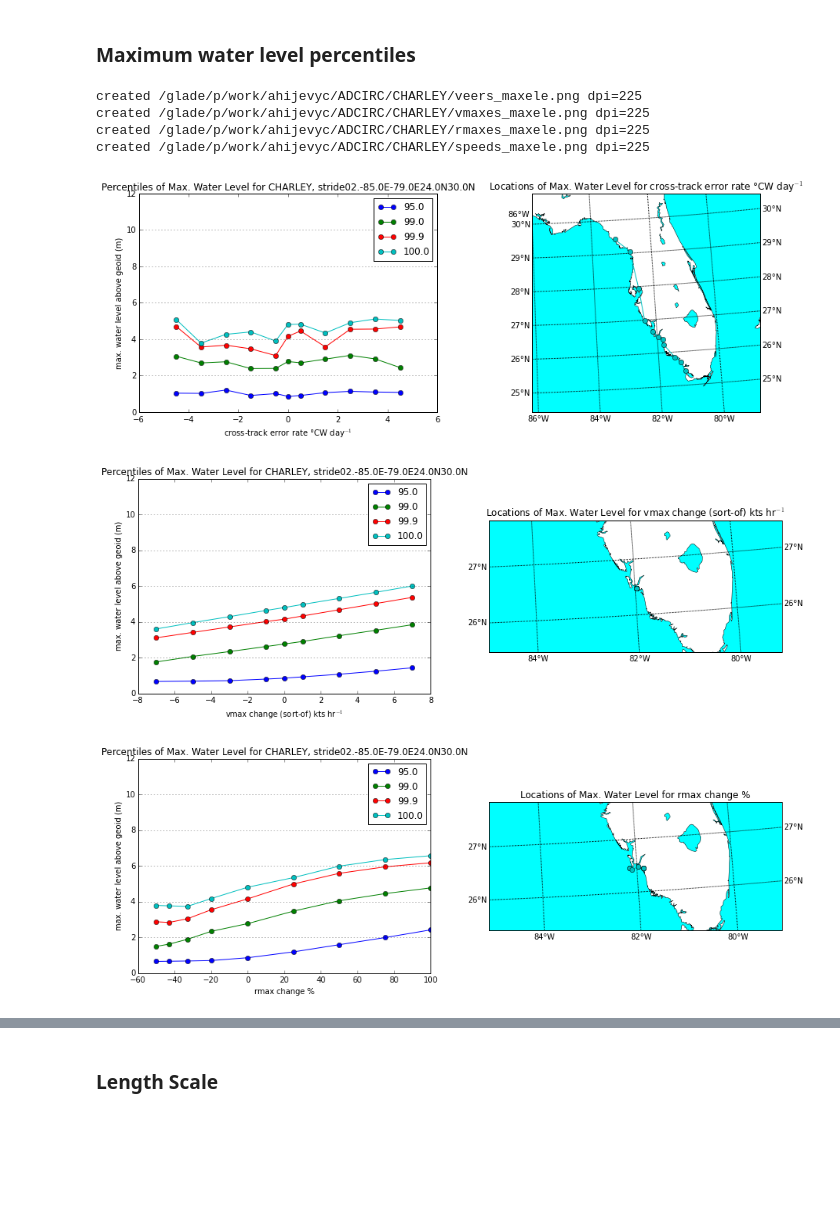
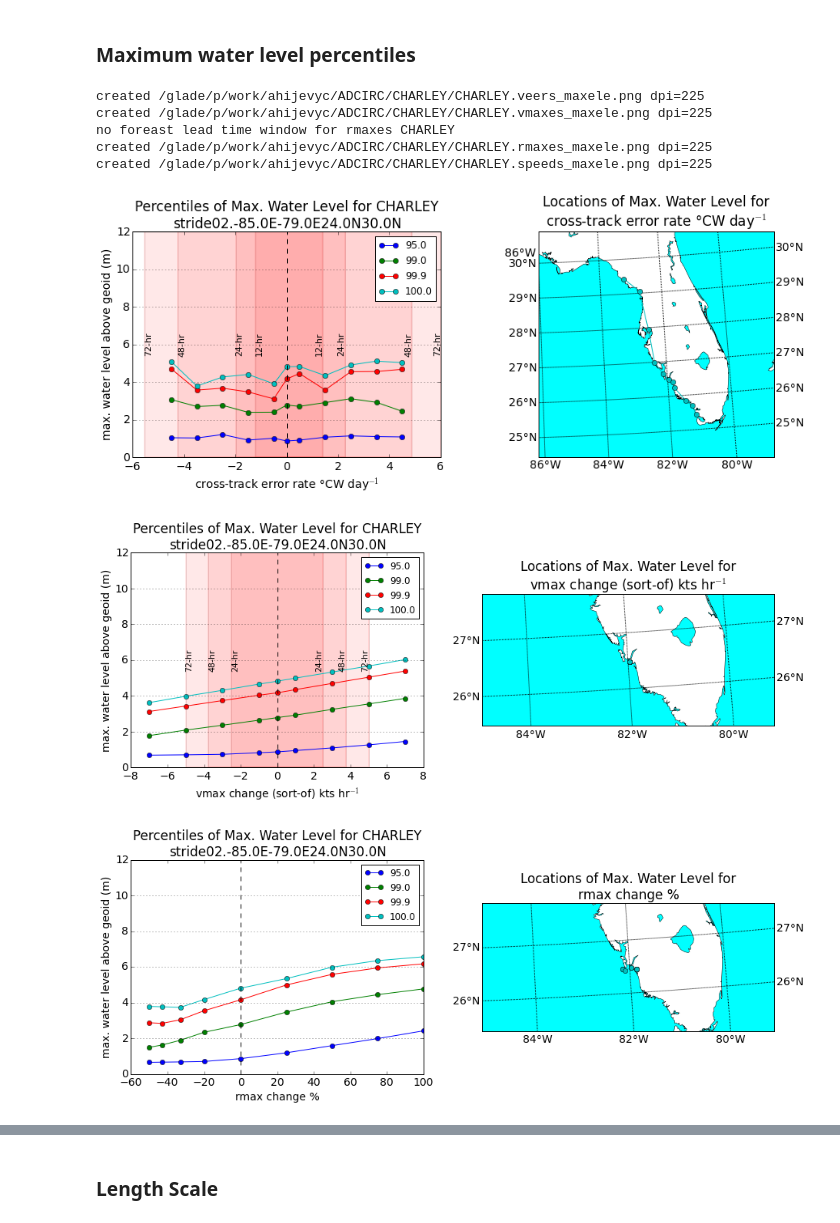
Before and after one commit to ahijevyc/ADCIRC, a Jupyter notebook: CHARLEY.ipynb, the cells around one changed output, grey strips where cells are left out. Saved outputs shown, nothing was run; the diff lists cells and outputs as text; code cells hidden in the pictures; blank space fills up the shorter version.

```diff
--- a/CHARLEY.ipynb
+++ b/CHARLEY.ipynb
@@ -23,6 +23,7 @@ from netCDF4 import Dataset
 import numpy as np
 import datetime as dt
 import matplotlib.pyplot as plt
+plt.rcParams.update({'font.size': 14})
 from mysavfig import mysavfig
 # %% [markdown]
 ###  Define Storm Class and Perturbation Class
@@ -152,7 +208,7 @@ def map_points(ax, lon, lat, **kwargs):
 # %% [markdown]
 ### Compare Control to NOAA Stations (IKE only)
 # %%
-if False and thisstorm.name == 'IKE':
+if True and thisstorm.name == 'IKE':
     import urllib, csv, re
     import cf_units # Provision of wrapper class to support UDUNITS-2, netcdftime calendar
 
@@ -190,7 +246,7 @@ if False and thisstorm.name == 'IKE':
             ax[0].grid()
             ax[0].plot(dt_time,y,label='ADCIRC')
             ax[0].set_title(id)
-            ax[0].set_xlim(left=dt.datetime(2008,9,11,12),right=dt.datetime(2008,9,14,6))
+            ax[0].set_xlim(left=dt.datetime(2008,9,11,0),right=dt.datetime(2008,9,14,12))
             ax[0].xaxis.set_major_formatter(dates.DateFormatter('%-m/%-d %-H'+'Z'))
             ax[0].xaxis.set_major_locator(dates.HourLocator(byhour=[0,12]))
             fig.autofmt_xdate()
@@ -227,7 +283,7 @@ if False and thisstorm.name == 'IKE':
 # %% [markdown]
 ### Compare control to USGS Sensors (IKE only)
 # %%
-if False and thisstorm.name == 'IKE':
+if True and thisstorm.name == 'IKE':
     # USGS stations in Open-File Report 2008-1365
     # Monitoring Inland Storm Surge and Flooding from Hurricane Ike in Texas and Louisiana, September 2008
     # By Jeffery W. East, Michael J. Turco, and Robert R. Mason, Jr.
@@ -430,6 +504,6 @@ for perturbation in [veers, vmaxes, rmaxes, speeds]:
     plt.xlabel(perturbation.time[0][0].strftime("%Y"))
 
     # put legend to the right of the current axis
-    plt.legend(loc='center left', bbox_to_anchor=(1,0.5), title=perturbation.name+"\n"+perturbation.units, ncol=2)
-    status = mysavfig(perturbation.storm.basedir+perturbation.name+'_'+perturbation.Ithresh+'_timeseries.png',dpi=225)
+    plt.legend(loc='center left', bbox_to_anchor=(1,0.5), title=perturbation.name+"\n"+perturbation.units, ncol=2, fontsize=11)
+    status = mysavfig(perturbation.storm.basedir+perturbation.storm.name+'.'+perturbation.name+'_'+perturbation.Ithresh+'_timeseries.png',dpi=225)
 # %% [output]
@@ -461,41 +535,45 @@ lonmin, lonmax, latmin, latmax = get_bounds(thisstorm.domain)
 fh = Dataset(thisstorm.basedir+'control/maxele.63.nc', mode='r')
 meshlon = fh.variables['x'][:]
 meshlat = fh.variables['y'][:]
 fh.close()
 ibox = (meshlon >= lonmin) & (meshlon <= lonmax) & (meshlat >= latmin) & (meshlat <= latmax)
 meshlon = meshlon[ibox]
 meshlat = meshlat[ibox]
 for perturbation in [veers, vmaxes, rmaxes, speeds]:
     if len(perturbation.values) == 0:
         print "no values for "+perturbation.name+" perturbation"
         continue
     fig, ax = plt.subplots(1,2,figsize=(15,5))
     ps = np.array([95,99,99.9,100])
     for p in ps:
         maxele = []
         for i, v in enumerate(perturbation):
             maxele.append(np.percentile(perturbation.maxele[i][ibox],p))
         line = ax[0].plot(perturbation.values,maxele,marker='o',label='%.1f'%p)
 
     imaxs = []
     for i, v in enumerate(perturbation):
         t = np.argmax(perturbation.maxele[i][ibox])
         imaxs.append(t)
 
     ax[0].set_ylabel('max. water level above geoid (m)')
-    ax[0].set_title("Percentiles of Max. Water Level for "+thisstorm.name+", "+thisstorm.domain)
+    ax[0].set_title("Percentiles of Max. Water Level for "+thisstorm.name+"\n"+thisstorm.domain)
     ax[0].yaxis.grid()
     ax[0].set_ylim(0,12)
-    legend = ax[0].legend(loc='best')
+    legend = ax[0].legend(loc='best', fontsize=12)
     ax[0].set_xlabel(perturbation.xlabel)
+    ax[0].axvline(x=0, linestyle='dashed', color='black')
+    forecast_err_boxes(ax[0],perturbation)
+
     m = map_points(ax[1], meshlon[imaxs], meshlat[imaxs], marker='o', color=line[0].get_color())
-    ax[1].set_title('Locations of Max. Water Level for '+perturbation.xlabel)
-    status = mysavfig(perturbation.storm.basedir+perturbation.name+'_maxele.png',dpi=225)
+    ax[1].set_title('Locations of Max. Water Level for\n'+perturbation.xlabel)
+    status = mysavfig(perturbation.storm.basedir+perturbation.storm.name+'.'+perturbation.name+'_maxele.png',dpi=225)
 # %% [output]
-created /glade/p/work/ahijevyc/ADCIRC/CHARLEY/veers_maxele.png dpi=225
-created /glade/p/work/ahijevyc/ADCIRC/CHARLEY/vmaxes_maxele.png dpi=225
-created /glade/p/work/ahijevyc/ADCIRC/CHARLEY/rmaxes_maxele.png dpi=225
-created /glade/p/work/ahijevyc/ADCIRC/CHARLEY/speeds_maxele.png dpi=225
+created /glade/p/work/ahijevyc/ADCIRC/CHARLEY/CHARLEY.veers_maxele.png dpi=225
+created /glade/p/work/ahijevyc/ADCIRC/CHARLEY/CHARLEY.vmaxes_maxele.png dpi=225
+no foreast lead time window for rmaxes CHARLEY
+created /glade/p/work/ahijevyc/ADCIRC/CHARLEY/CHARLEY.rmaxes_maxele.png dpi=225
+created /glade/p/work/ahijevyc/ADCIRC/CHARLEY/CHARLEY.speeds_maxele.png dpi=225
-[figure, old version]
+[figure, new version]
-[figure, old version]
+[figure, new version]
-[figure, old version]
+[figure, new version]
```
Also changed, not shown: parts of 12 cells of this notebook, 1 other file.
